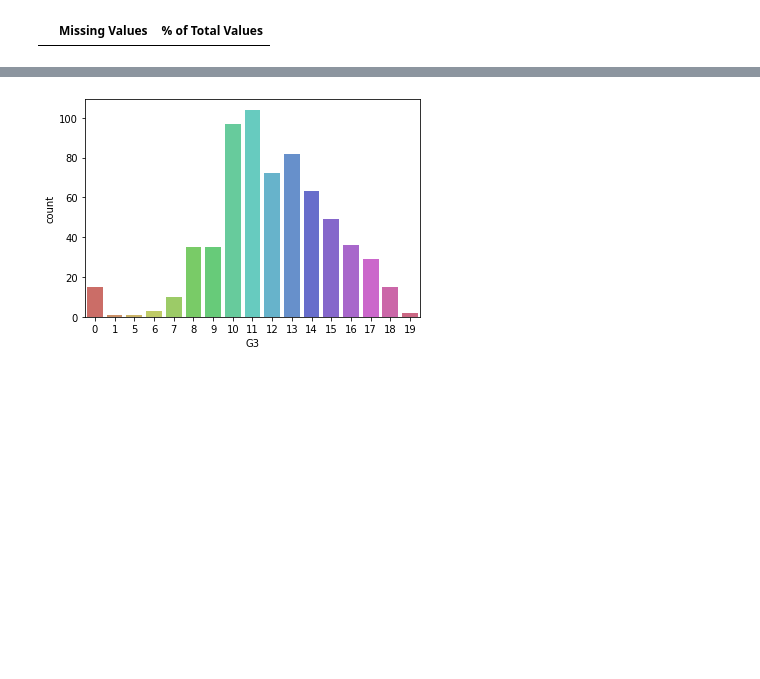
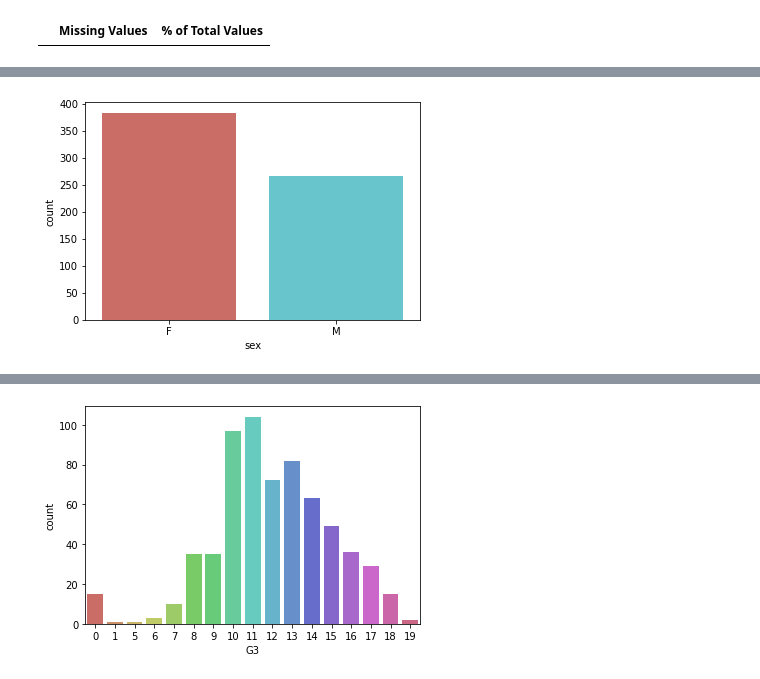
Before and after one commit to stephyap/ph1978L_finalproject, a Jupyter notebook: ph1978L_finalproject.ipynb, the cells around one changed output, grey strips where cells are left out. Saved outputs shown, nothing was run; the diff lists cells and outputs as text; code cells hidden in the pictures; blank space fills up the shorter version.

```diff
--- a/ph1978L_finalproject.ipynb
+++ b/ph1978L_finalproject.ipynb
@@ -156,0 +177,5 @@ There are 0 columns that have missing values.
+# %%
+sns.countplot(x='sex', data=df3, palette='hls')
+plt.show()
+# %% [output]
+[figure, added]
```
Also changed, not shown: parts of 45 cells of this notebook.
